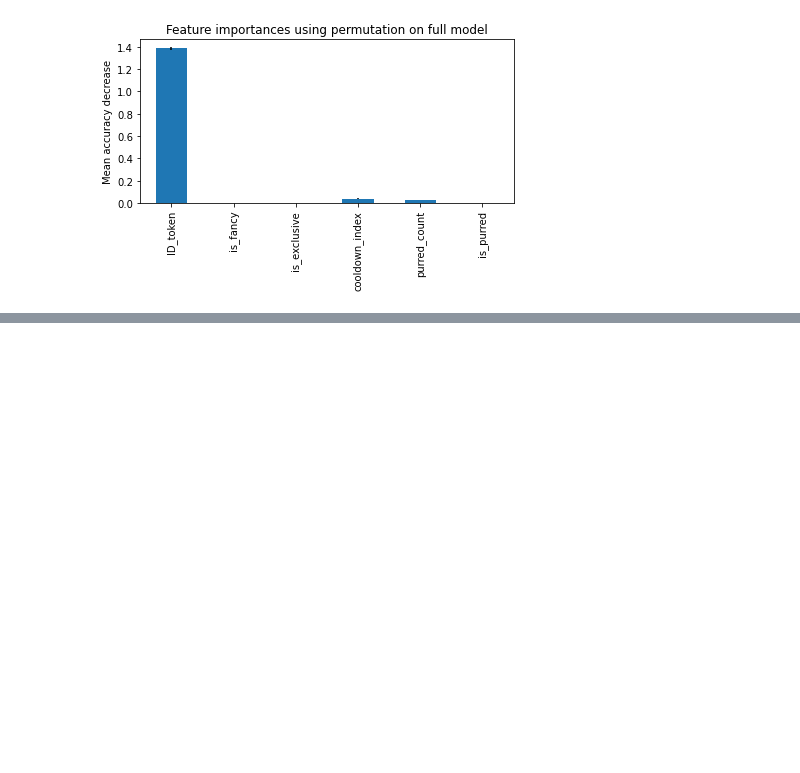
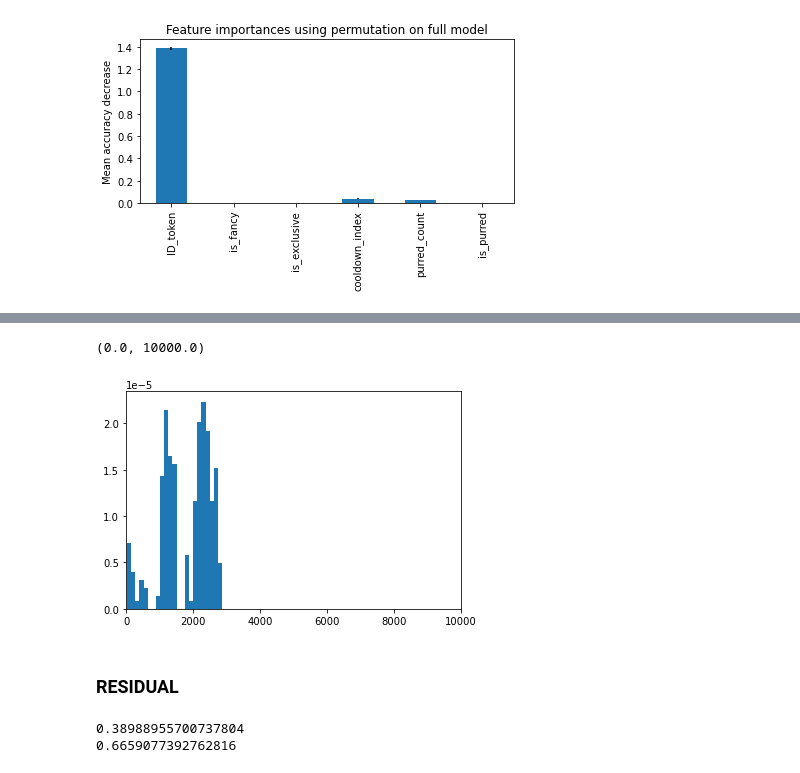
Before and after one commit to csgorham/cryptokitties-heroku, a Jupyter notebook: merge_DATA_go-CRYPTOKITTYAPI.ipynb, the cells around one changed output, grey strips where cells are left out. Cells and saved outputs as stored; diff of their text form; code cells hidden in the pictures; blank space fills up the shorter version.

```diff
--- a/merge_DATA_go-CRYPTOKITTYAPI.ipynb
+++ b/merge_DATA_go-CRYPTOKITTYAPI.ipynb
@@ -1052,0 +973,72 @@ Index(['ID_token', 'eye_shape_count', 'fur_count', 'accent_colour_count',
+# %%
+"""'highlight_colour_value', 'fur_value',
+    'accent_colour_value', ,
+print(all_df['highlight_colour_value'].unique())
+print(all_df['fur_value'].unique())
+print(all_df['eye_colour_value'].unique())
+print(all_df['pattern_value'].unique())
+print(all_df['mouth_value'].unique())
+print(all_df['secret_value'].unique())
+print(all_df['purrstige_value'].unique())
+print(all_df['eyes_value'].unique())
+print(all_df['body_value'].unique())"""
+
+hc_price = pd.DataFrame(all_df.groupby(['highlight_colour_value'])['total_price'].mean())
+hc_pricediff = pd.DataFrame(all_df.groupby(['highlight_colour_value'])['pred_price'].mean())
+
+fur_price = pd.DataFrame(all_df.groupby(['fur_value'])['total_price'].mean())
+fur_pricediff = pd.DataFrame(all_df.groupby(['fur_value'])['pred_price'].mean())
+
+#1234701.0
+
+max(all_df['ID_token'])
+
+
+ax= plt.hist(all_df['ID_token'], density=True, bins=10000)
+plt.xlim([0,10000])
+#count, _ = np.histogram(all_df['ID_token'], bins)
+#for x,y,num in zip(bins, density, count):
+#    if num != 0:
+#        plt.text(x, y+0.05, num, fontsize=10, rotation=-90)
+
+#<500
+#500<1000
+# %% [output]
+(0.0, 10000.0)
+[figure, added]
+# %% [markdown]
+### RESIDUAL
+# %%
+from sklearn.linear_model import RidgeCV
+
+nonlinmodel = RandomForestRegressor(n_estimators = 165,
+                                                 min_samples_split = 20,
+                                                 min_samples_leaf = 8,
+                                                 max_depth = 25, random_state = 42,
+                                                 bootstrap=True,oob_score=False, max_features = 'auto')
+#linmodel_residual = RidgeCV(alphas=[1e-3, 1e-2, 1e-1, 1, 20], fit_intercept='True')
+linmodel_residual = Ridge(alpha=.0001, fit_intercept='True')
+
+
+linmodel_residual.fit(X_train, y_train)
+
+
+X1, y1 = shuffle(X_train,y_train)
+residual =  y1 - linmodel_residual.predict(X1)
+
+nonlinmodel.fit(X1,residual)
+
+prednonlin = nonlinmodel.predict(X_test)
+predlin = linmodel_residual.predict(X_test)
+
+ypred_resid = prednonlin + predlin
+
+#pipe_res.fit(X_train, y_train)
+#y_pred2 = pipe_res.predict(X_test)
+R2score_alone = r2_score(y_test, predlin, multioutput='variance_weighted')
+R2score_resid = r2_score(y_test, ypred_resid, multioutput='variance_weighted')
+print(R2score_alone)
+print(R2score_resid)
+# %% [output]
+0.38988955700737804
+0.6659077392762816
```
Also changed, not shown: parts of 34 cells of this notebook, 3 other files.
